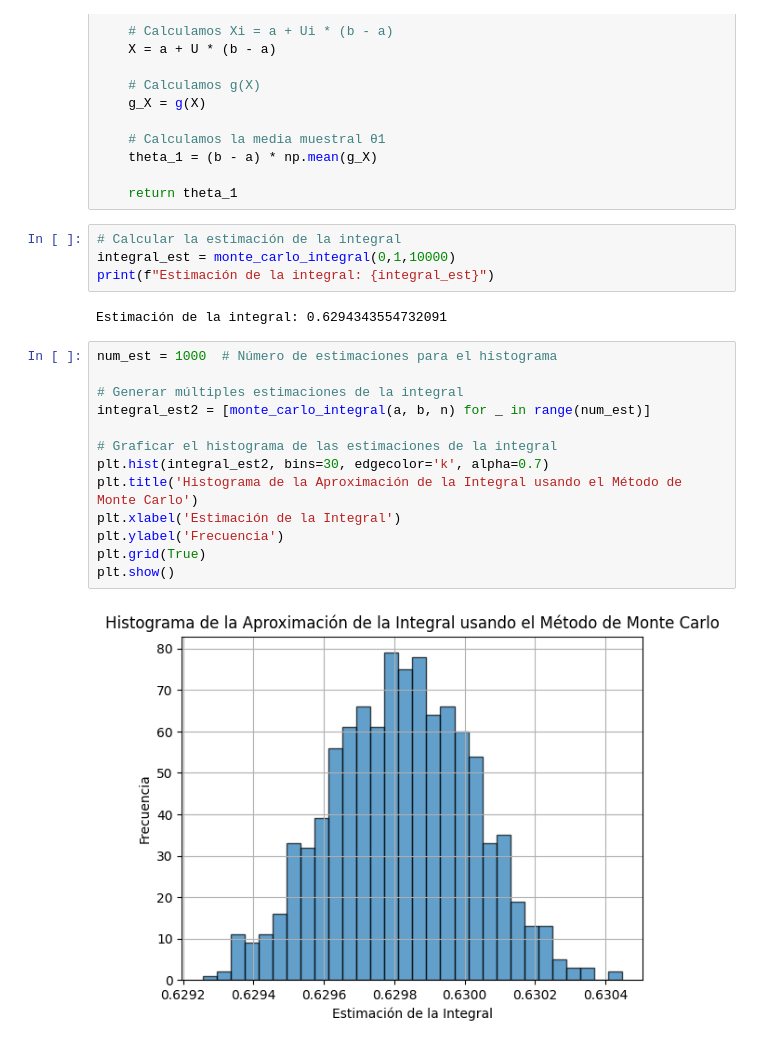
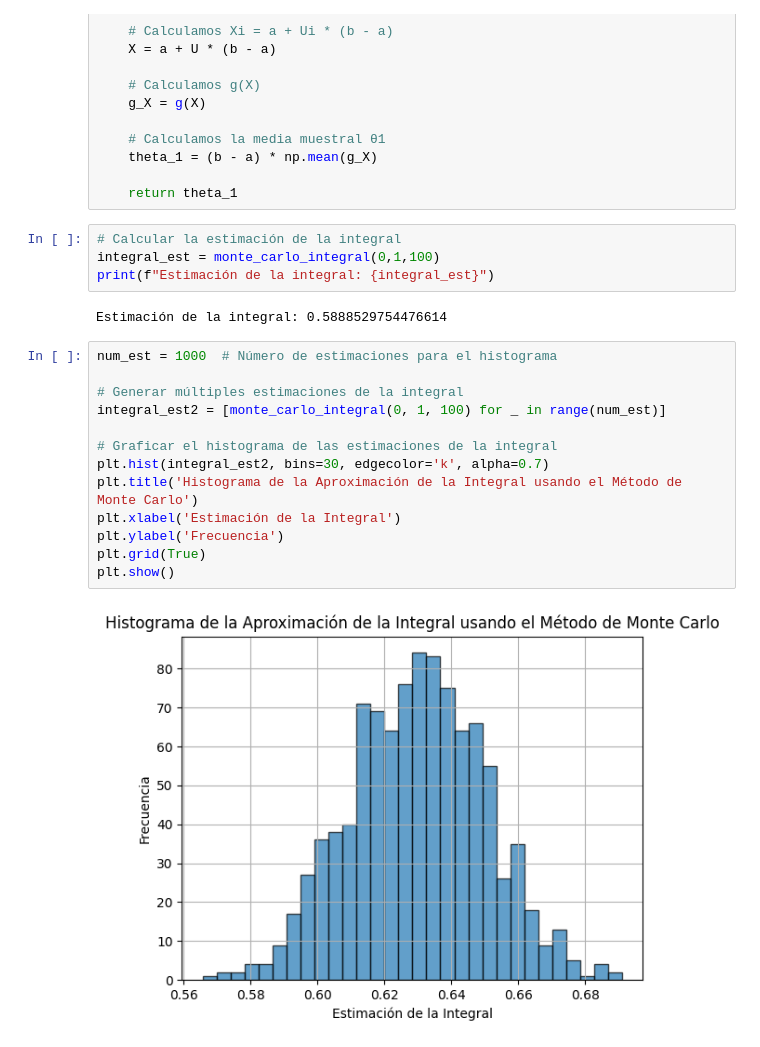
Before and after one commit to MaricelaMH/Simulacion-1, a Jupyter notebook: Media_Muestral_MC.ipynb, the cells around one changed output. Drawn from its saved outputs; the diff is of its cells as text.

```diff
--- a/Media_Muestral_MC.ipynb
+++ b/Media_Muestral_MC.ipynb
@@ -27,22 +27,22 @@ def monte_carlo_integral(a, b, n):
     return theta_1
 # %%
 # Calcular la estimación de la integral
-integral_est = monte_carlo_integral(0,1,10000)
+integral_est = monte_carlo_integral(0,1,100)
 print(f"Estimación de la integral: {integral_est}")
 # %% [output]
-Estimación de la integral: 0.6294343554732091
+Estimación de la integral: 0.5888529754476614
 # %%
 num_est = 1000  # Número de estimaciones para el histograma
 
 # Generar múltiples estimaciones de la integral
-integral_est2 = [monte_carlo_integral(a, b, n) for _ in range(num_est)]
+integral_est2 = [monte_carlo_integral(0, 1, 100) for _ in range(num_est)]
 
 # Graficar el histograma de las estimaciones de la integral
 plt.hist(integral_est2, bins=30, edgecolor='k', alpha=0.7)
 plt.title('Histograma de la Aproximación de la Integral usando el Método de Monte Carlo')
 plt.xlabel('Estimación de la Integral')
 plt.ylabel('Frecuencia')
 plt.grid(True)
 plt.show()
 # %% [output]
-[figure, old version]
+[figure, new version]
```
